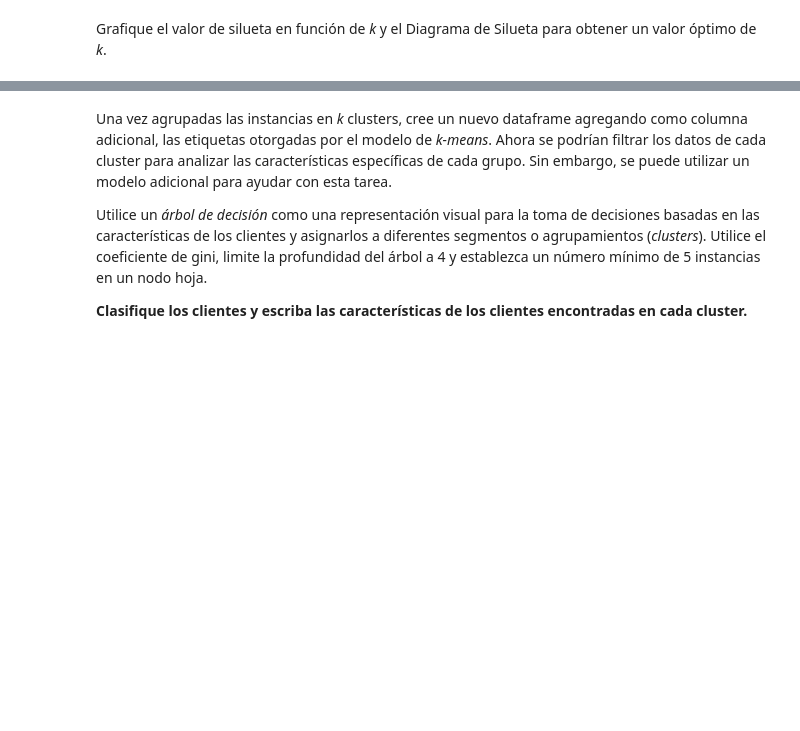
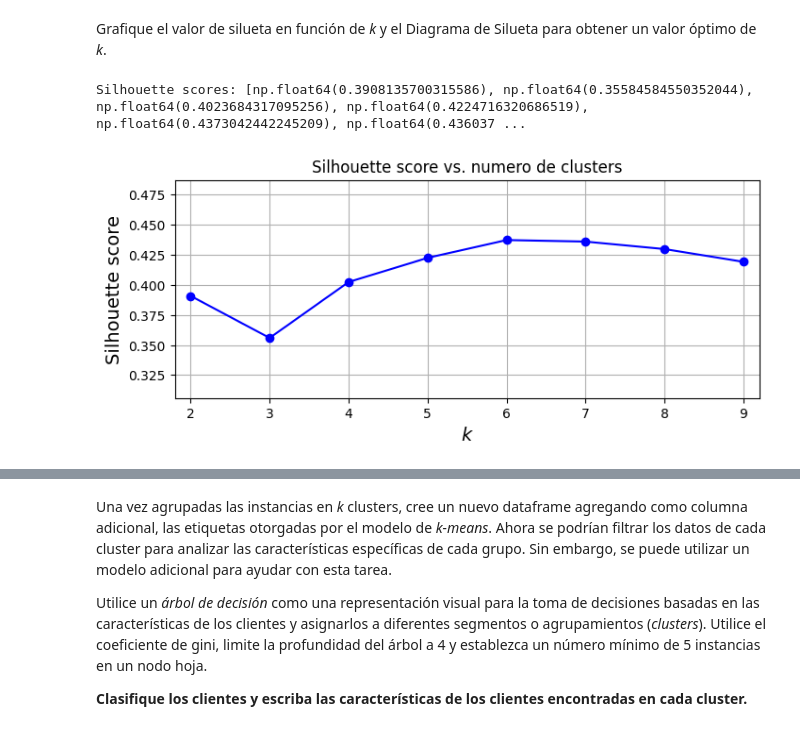
Before and after one commit to axelescalante0/Aprendizaje-Maquinal, a Jupyter notebook: Scrips/Clustering/Segmentacion_de_clientes.ipynb, the cells around one changed output, grey strips where cells are left out. Drawn from its saved outputs; the diff is of its cells as text; code cells hidden in the pictures; blank space fills up the shorter version.

Commit message:
Culstering: Escalamos los datos de Clientes. ademas generamos el modelo en funcion de k clusters para determinar el numero optimo

```diff
--- a/Scrips/Clustering/Segmentacion_de_clientes.ipynb
+++ b/Scrips/Clustering/Segmentacion_de_clientes.ipynb
@@ -50,0 +49,3 @@ customer.head()
+# %%
+customer = customer.drop(['ID'], axis=1)
+customer.head()
@@ -51,2 +76,10 @@ customer.head()
 # %% [markdown]
 > Cuando estamos aplicando kmeans a datos del mundo real usando la métrica de distancia euclídea, queremos asegurarnos que las características se miden en la misma escala por lo que es necesario escalar los datos. Utilice el escalado _MinMax_
+# %%
+#Escalamos los datos usando min-max
+from sklearn.preprocessing import MinMaxScaler
+scaler = MinMaxScaler()
+X = scaler.fit_transform(customer)
+#convertimos a un array de pandas
+X = np.array(X)
+X
@@ -53,2 +100,25 @@ customer.head()
 # %% [markdown]
 Grafique el valor de silueta en función de _k_ y el Diagrama de Silueta para obtener un valor óptimo de _k_.
+# %%
+# modelos de kmeans
+kmeans_per_k = [KMeans(n_clusters=k, n_init=10, random_state=1).fit(X) for k in range(1, 10)]
+inertias = [model.inertia_ for model in kmeans_per_k]
+
+# Valores de silueta
+silhouette_scores = [silhouette_score(X, model.labels_) for model in kmeans_per_k[1:]]  # por lo menos 2 clusters
+
+# valores de silueta por cada cluster
+print("Silhouette scores:", silhouette_scores)
+
+# Graficamos el valor de la silueta en función del número de clusters
+plt.figure(figsize=(8, 3))
+plt.plot(range(2, 10), silhouette_scores, "bo-")
+plt.xlabel("$k$", fontsize=14)
+plt.ylabel("Silhouette score", fontsize=14)
+plt.title("Silhouette score vs. numero de clusters")
+plt.axis([1.8, 9.2, min(silhouette_scores) - 0.05, max(silhouette_scores) + 0.05])
+plt.grid(True)
+plt.show()
+# %% [output]
+Silhouette scores: [np.float64(0.3908135700315586), np.float64(0.35584584550352044), np.float64(0.4023684317095256), np.float64(0.4224716320686519), np.float64(0.4373042442245209), np.float64(0.436037 ...
+[figure, added]
```
Also changed, not shown: parts of 7 cells of this notebook, 1 other file.
